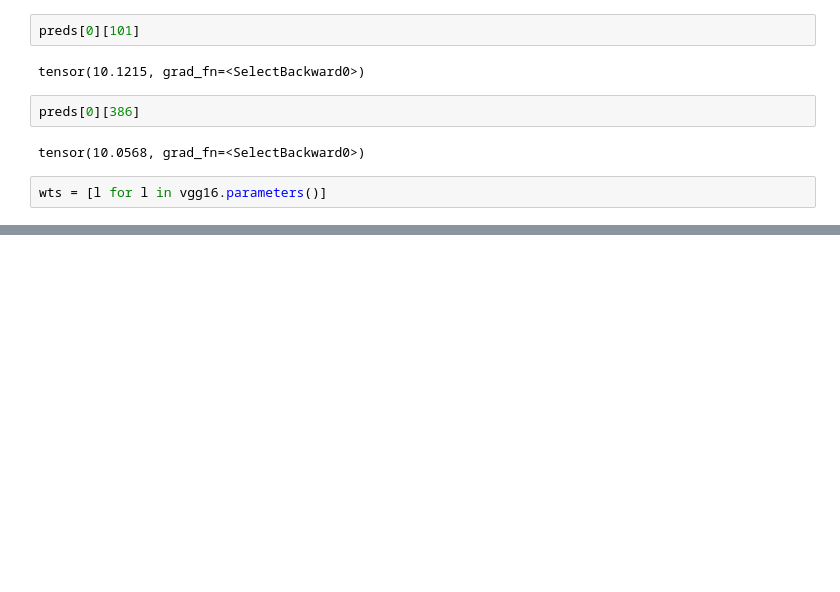
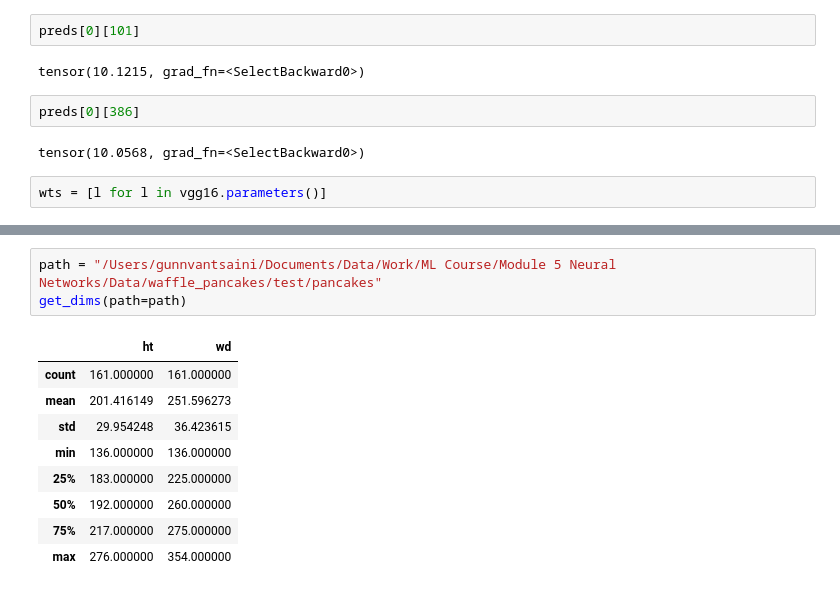
Before and after one commit to Gunnvant/idma_ft, a Jupyter notebook: DL/class_codes/12_01_22.ipynb, the cells around one changed output, grey strips where cells are left out. Drawn from its saved outputs; the diff is of its cells as text; blank space fills up the shorter version.

```diff
--- a/DL/class_codes/12_01_22.ipynb
+++ b/DL/class_codes/12_01_22.ipynb
@@ -175,0 +279,13 @@ wts = [l for l in vgg16.parameters()]
+# %%
+path = "/Users/gunnvantsaini/Documents/Data/Work/ML Course/Module 5 Neural Networks/Data/waffle_pancakes/test/pancakes"
+get_dims(path=path)
+# %% [output]
+|  | ht | wd |
+| count | 161.000000 | 161.000000 |
+| mean | 201.416149 | 251.596273 |
+| std | 29.954248 | 36.423615 |
+| min | 136.000000 | 136.000000 |
+| 25% | 183.000000 | 225.000000 |
+| 50% | 192.000000 | 260.000000 |
+| 75% | 217.000000 | 275.000000 |
+| max | 276.000000 | 354.000000 |
```
Also changed, not shown: parts of 39 cells of this notebook.
